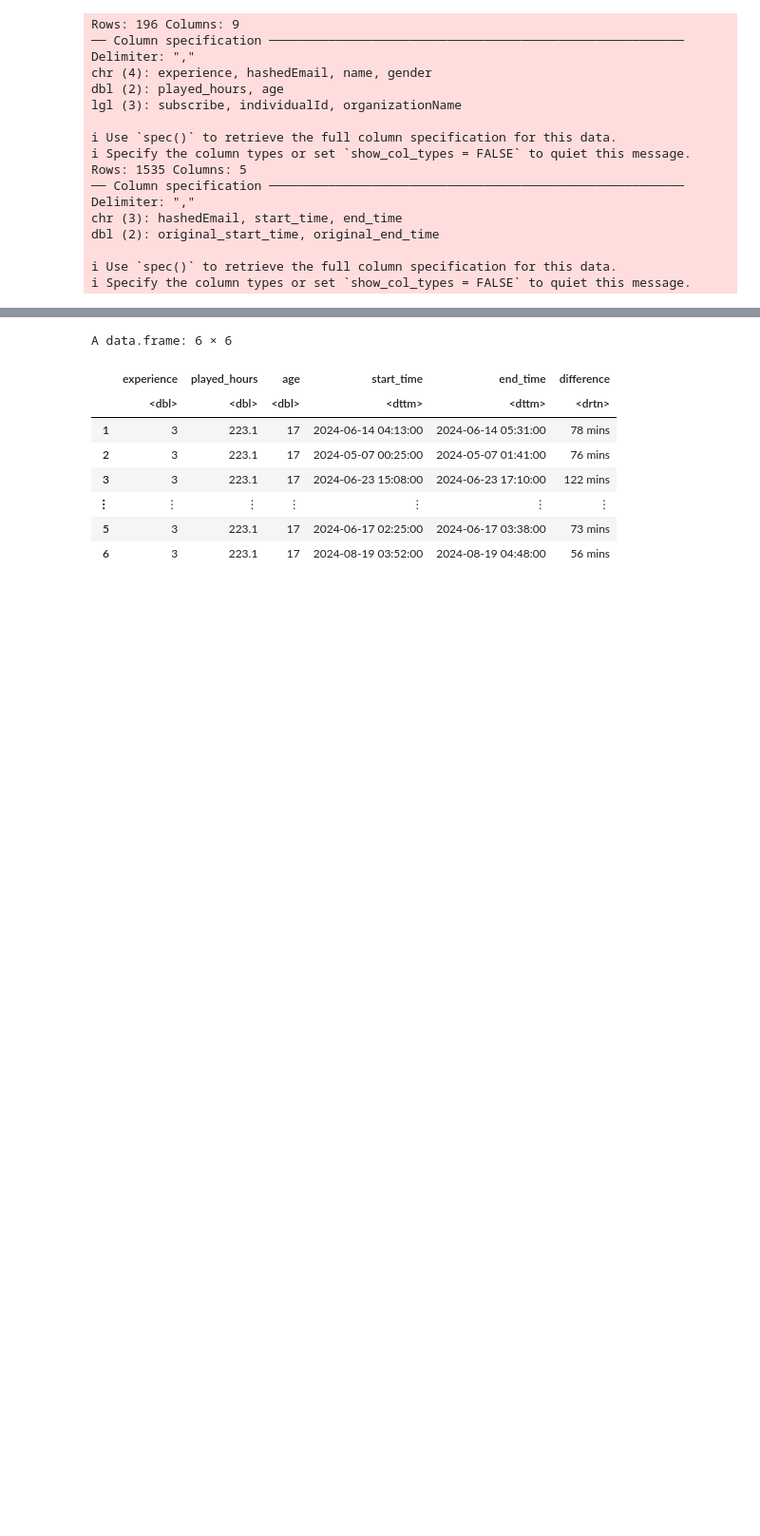
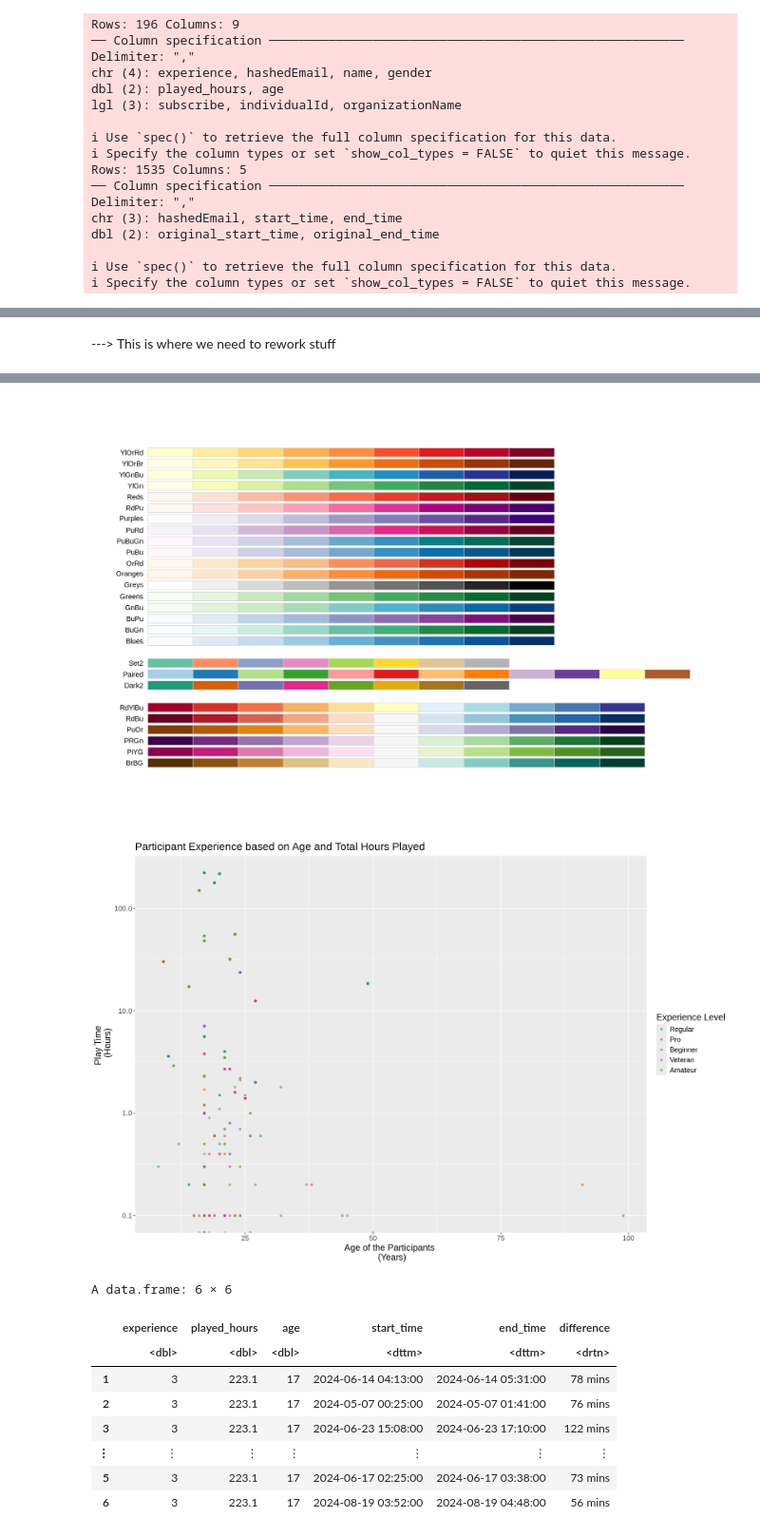
Before and after one commit to EtanSun/DSCI_100_Project, a Jupyter notebook: project.ipynb, the cells around one changed output, grey strips where cells are left out. Shown at 95% size. Cells and saved outputs as stored; diff of their text form; code cells hidden in the pictures; blank space fills up the shorter version.

```diff
--- a/project.ipynb
+++ b/project.ipynb
@@ -165,0 +136,26 @@ A data.frame: 6 × 6
+# %% [markdown]
+---> This is where we need to rework stuff
+# %%
+#Copy and reword this code if we don't need start_time, end_time, and difference:
+options (repr.plot.width = 15, repr.plot.height = 10)
+
+
+#Final Cleaning of the data and turning the experience variable to a categorical variable
+playdate_final <- playdate_diff |>
+select (experience:age) |>
+mutate (experience = as_factor(experience))
+
+display.brewer.all (colorblindFriendly = TRUE)
+
+#Creating a visualization to see what we're working with; x = age as it is independent, y = played_hours as it might change based on age
+playdate_vision <- playdate_final |>
+ggplot (aes(x = age, y = played_hours, color = experience)) +
+geom_point(alpha = 0.5) +
+scale_color_brewer (palette = "Dark2") +
+labs (x = "Age of the Participants \n (Years)", y = "Play Time \n (Hours)", title = "Participant Experience based on Age and Total Hours Played"
+      , color = "Experience Level") +
+theme (text = element_text (size = 15)) +
+scale_y_log10 ()
+
+playdate_vision
+# %% [output]
@@ -166,3 +164,5 @@ A data.frame: 6 × 6
+[figure, added]
+[figure, added]
 # %%
 #Numbering experience levels off
 play_data_edit <- playdate_arrange |>
```
Also changed, not shown: parts of 4 cells of this notebook.
